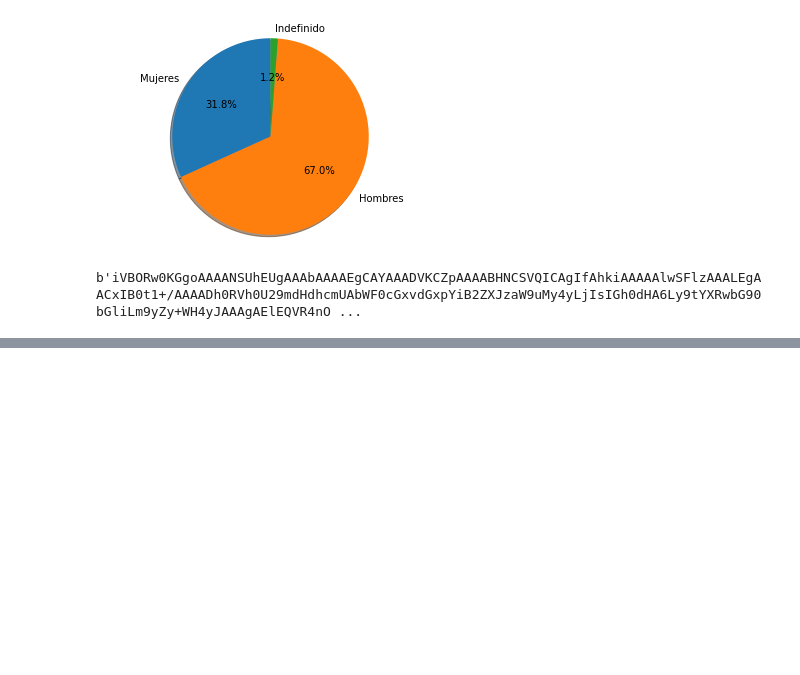
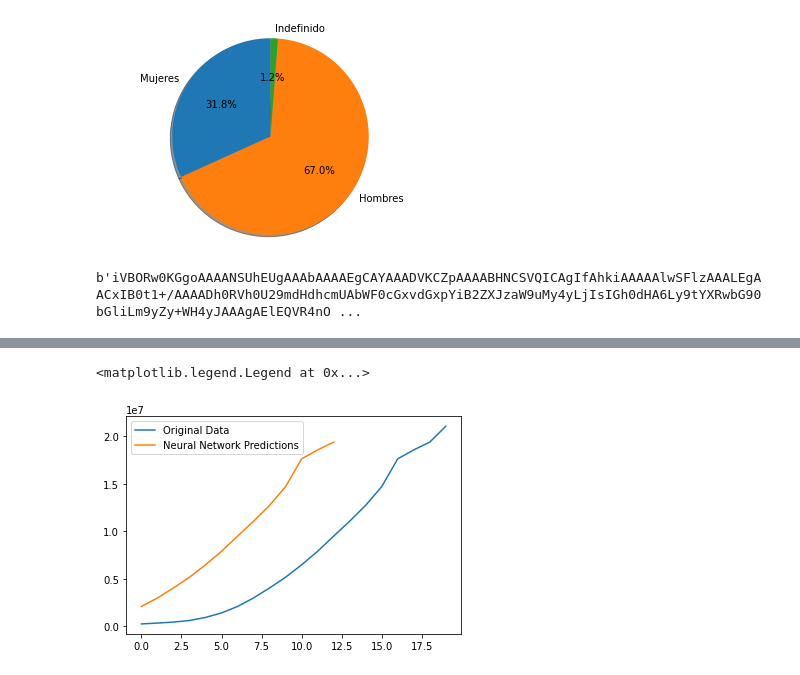
Before and after one commit to LEPPEDIAZ/Pandemias_Mundiales, a Jupyter notebook: Predicciones VIH.ipynb, the cells around one changed output, grey strips where cells are left out. Cells and saved outputs as stored; diff of their text form; code cells hidden in the pictures; blank space fills up the shorter version.

```diff
--- a/Predicciones VIH.ipynb
+++ b/Predicciones VIH.ipynb
@@ -655,0 +656,3 @@
+# %%
+aids_country= pd.read_csv('Data/vih/vih_who_clean.csv')
+aids_country
@@ -655,0 +673,4 @@
+# %%
+cols = aids_country.keys()
+confirmed = aids_country.loc[:, cols[4]:cols[-1]]
+confirmed
@@ -655,0 +744,17 @@
+# %%
+X_train_confirmed, X_test_confirmed, y_train_confirmed, y_test_confirmed = train_test_split(days_since_1_22[5:], world_cases[5:], test_size=0.05, shuffle=False)
+# %%
+show_growth = [aids_country['2000'].sum() , aids_country['2001'].sum(), aids_country['2002'].sum(), aids_country['2003'].sum(), aids_country['2004'].sum(), aids_country['2005'].sum(), aids_country['2006'].sum(), aids_country['2007'].sum(), aids_country['2008'].sum(), aids_country['2009'].sum(), aids_country['2010'].sum(), aids_country['2011'].sum(), aids_country['2012'].sum(), aids_country['2013'].sum(), aids_country['2014'].sum(), aids_country['2015'].sum(), aids_country['2016'].sum(), aids_country['2017'].sum(), aids_country['2018'].sum(),aids_country['2019'].sum()]
+from sklearn.neural_network import MLPClassifier
+import numpy as np
+from sklearn.model_selection import cross_val_score
+clf = MLPClassifier(hidden_layer_sizes=(10, 10, 10), max_iter=10000000000)
+clf.fit(X_train_confirmed, y_train_confirmed.ravel())
+predictneural = clf.predict(X_train_confirmed)
+plt.plot(show_growth)
+plt.plot(predictneural)
+#plt.plot(world_cases)
+plt.legend(['Original Data', 'Neural Network Predictions', 'world'])
+# %% [output]
+<matplotlib.legend.Legend at 0x...>
+[figure, added]
```
Also changed, not shown: parts of 14 cells of this notebook, 3 other files.
